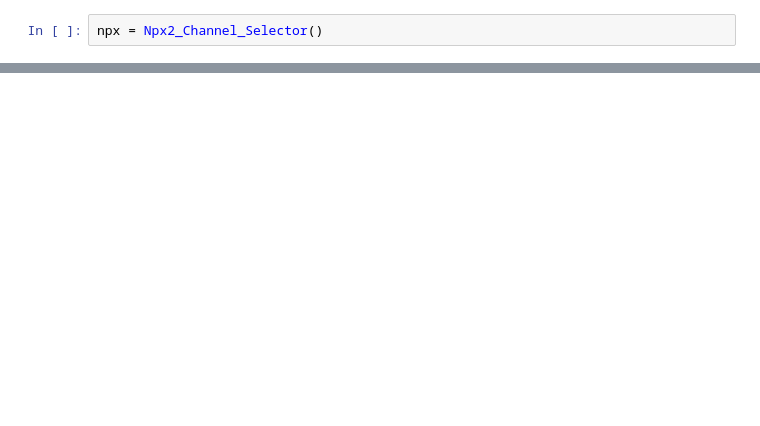
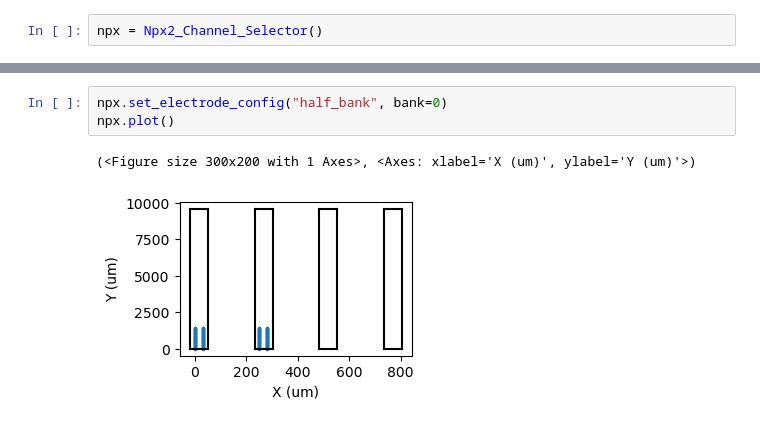
Before and after one commit to jonahpearl/oe_npx_select_channels, a Jupyter notebook: oe_npx_select_channels.ipynb, the cells around one changed output, grey strips where cells are left out. Drawn from its saved outputs; the diff is of its cells as text; blank space fills up the shorter version.

```diff
--- a/oe_npx_select_channels.ipynb
+++ b/oe_npx_select_channels.ipynb
@@ -11 +37,7 @@ npx = Npx2_Channel_Selector()
+# %%
+npx.set_electrode_config("half_bank", bank=0)
+npx.plot()
+# %% [output]
+(<Figure size 300x200 with 1 Axes>, <Axes: xlabel='X (um)', ylabel='Y (um)'>)
+[figure, added]
 # %%
```
Also changed, not shown: parts of 18 cells of this notebook, 1 other file.
